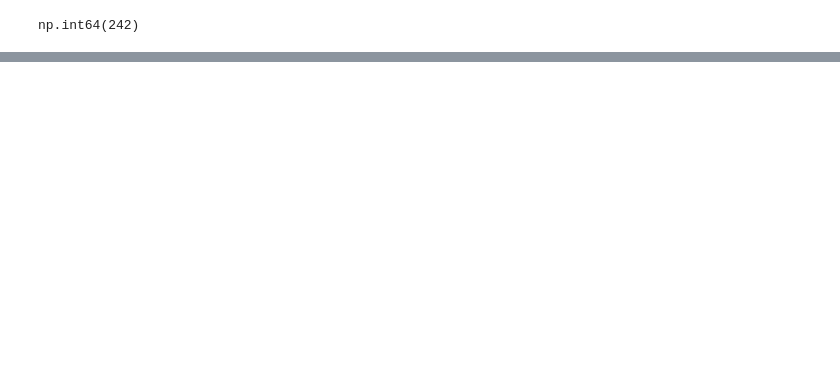
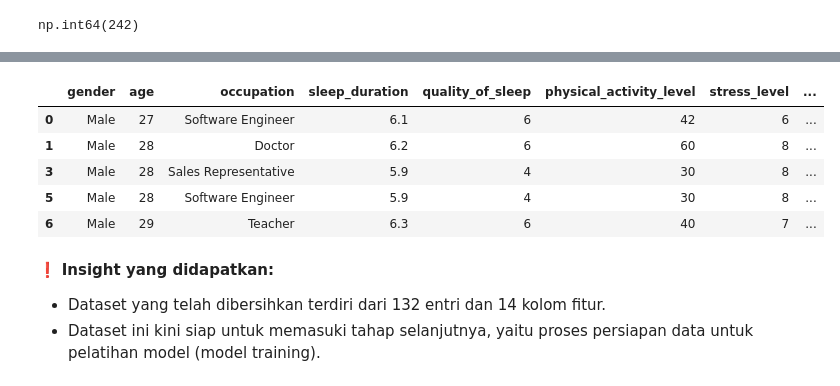
Before and after one commit to mellisadmyn/Eksperimen_SML_Mellisa, a Jupyter notebook: preprocessing/Eksperimen_Mellisa.ipynb, the cells around one changed output, grey strips where cells are left out. Saved outputs shown, nothing was run; the diff lists cells and outputs as text; code cells hidden in the pictures; blank space fills up the shorter version.

```diff
--- a/preprocessing/Eksperimen_Mellisa.ipynb
+++ b/preprocessing/Eksperimen_Mellisa.ipynb
@@ -550,0 +551,18 @@ memory usage: 14.0+ KB
+# %%
+# Occupation
+category = [
+    'Nurse',
+    'Doctor',
+    'Engineer',
+    'Lawyer',
+    'Teacher',
+    'Accountant',
+    'Salesperson',
+    'Scientist',
+    'Software Engineer',
+    'Sales Representative',
+    'Manager'
+]
+
+data_clean['occupation'] = pd.Categorical(data_clean['occupation'], categories=category, ordered=False)
+data_clean['occupation'].dtype
@@ -550,0 +620,14 @@ memory usage: 14.0+ KB
+# %%
+data_clean.head()
+# %% [output]
+|  | gender | age | occupation | sleep_duration | quality_of_sleep | physical_activity_level | stress_level | ... |
+| 0 | Male | 27 | Software Engineer | 6.1 | 6 | 42 | 6 | ... |
+| 1 | Male | 28 | Doctor | 6.2 | 6 | 60 | 8 | ... |
+| 3 | Male | 28 | Sales Representative | 5.9 | 4 | 30 | 8 | ... |
+| 5 | Male | 28 | Software Engineer | 5.9 | 4 | 30 | 8 | ... |
+| 6 | Male | 29 | Teacher | 6.3 | 6 | 40 | 7 | ... |
+# %% [markdown]
+❗ **Insight yang didapatkan:**
+
+* Dataset yang telah dibersihkan terdiri dari 132 entri dan 14 kolom fitur.
+* Dataset ini kini siap untuk memasuki tahap selanjutnya, yaitu proses persiapan data untuk pelatihan model (model training).
```
Also changed, not shown: parts of 21 cells of this notebook.
